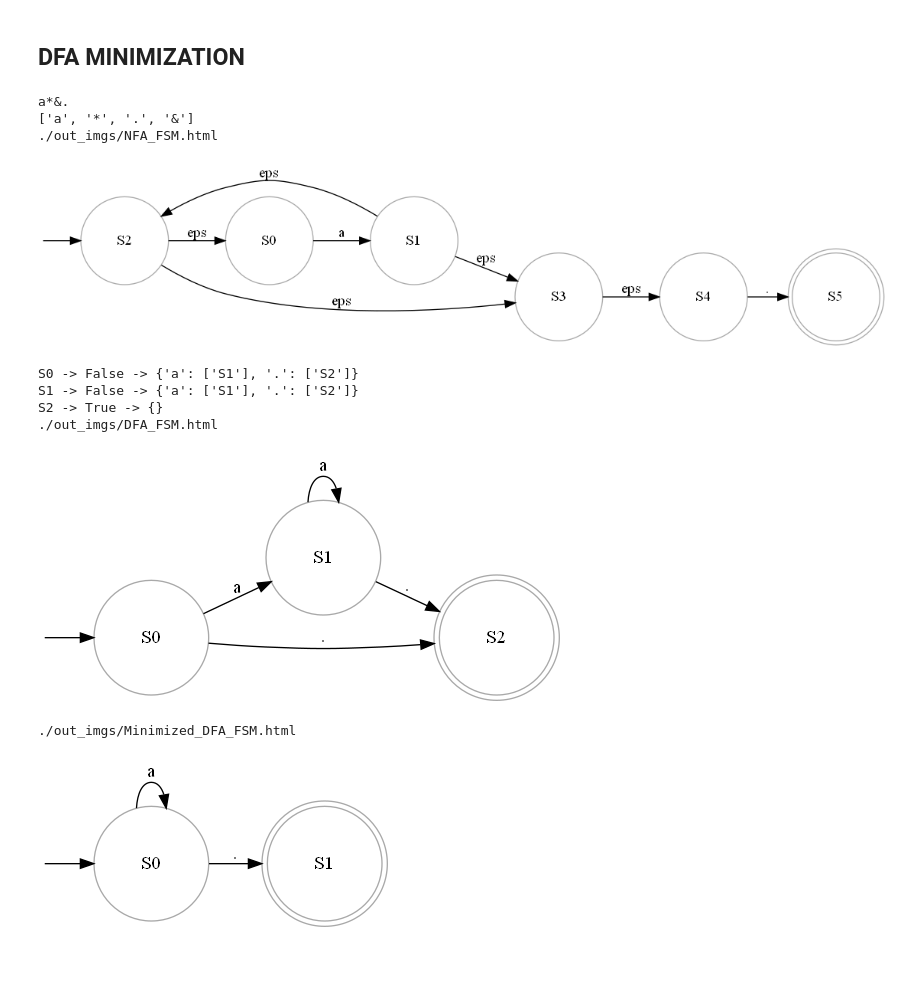
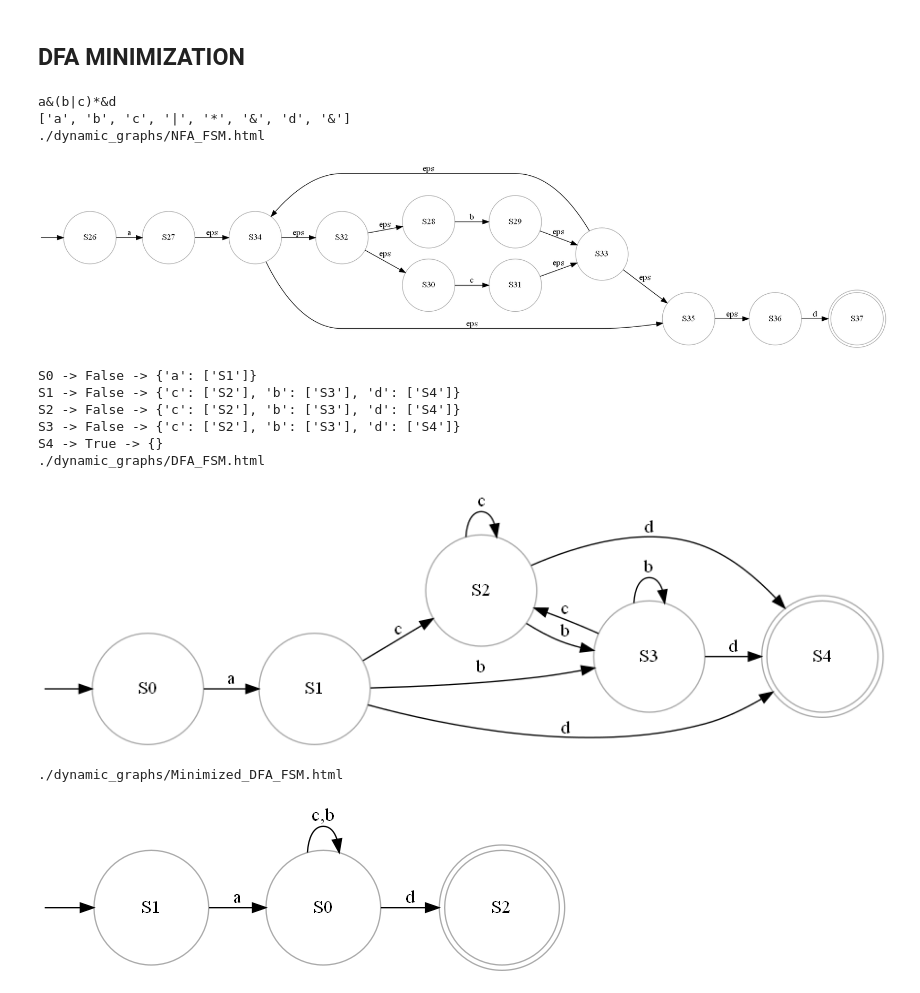
Before and after one commit to AdhamAliAbdelAal/ReTEX, a Jupyter notebook: main.ipynb, the cells around one changed output. Saved outputs shown, nothing was run; the diff lists cells and outputs as text; code cells hidden in the pictures; blank space fills up the shorter version.

```diff
--- a/main.ipynb
+++ b/main.ipynb
@@ -489,9 +494,9 @@ class AutomataMachine:
                         merged_edges[edge[:2]] = [edge[2]]
 
             # finally add the merged edges to the graph
-            for k, v in merged_edges.items():
-                G.add_edge(k[0], k[1], label=','.join(
-                    v), color='gray' if k[1] != EPS else 'red')
+        for k, v in merged_edges.items():
+            G.add_edge(k[0], k[1], label=','.join(
+                v), color='gray' if k[1] != EPS else 'red')
 
         nt = net.Network(notebook=True, cdn_resources='remote', directed=True)
         nt.show_buttons(filter_=['physics'])
@@ -499,7 +504,7 @@ class AutomataMachine:
         nt.from_nx(G)
         nt.repulsion(spring_strength=0.02)
         nt.toggle_physics(True)
-        nt.show(f'./out_imgs/{self.name}_FSM.html')
+        nt.show(f'./dynamic_graphs/{self.name}_FSM.html')
 
         # and a graphviz graph
 
@@ -524,8 +529,8 @@ class AutomataMachine:
             dot.edge(k[0], k[1], label=','.join(v))
 
 
-        dot.render(f'out_imgs/{self.name}_FSM', format='png', cleanup=True)
-        return Image(f'out_imgs/{self.name}_FSM.png')
+        dot.render(f'{self.name}_FSM', format='png', cleanup=True)
+        return Image(f'{self.name}_FSM.png')
 # %% [markdown]
 ## NFA TO DFA
 # %%
@@ -713,37 +718,44 @@ class DFA_Minimizer:
 # %%
 def print_states(fsm):
     for k, v in fsm.states.items():
         print(f'{k} -> {v.is_terminating_state} -> {v.transitions}')
 
-if __name__ == "__main__":
-    reg = "a*."#input("Enter Regular Expression: ")
+def check_folders():
+    if not os.path.exists('./dynamic_graphs'):
+        os.makedirs('./dynamic_graphs')
+
+def do_magic(reg):
     ans = RegParser(reg).parse()
-    with open("output.json", "w") as f:
+    with open("nfa.json", "w") as f:
         f.write(json.dumps(ans, indent=4))
-
-    state_machine = AutomataMachine().init_from_file('output.json')
-    # display(Markdown(f"# asdas"))
-    display(state_machine.draw())
-    dfa_gen = dfa_generator('output.json')
+    # PART 2
+    dfa_gen = dfa_generator('nfa.json')
+    display(dfa_gen.nfa_sm.draw())
     # aa = dfa.get_closure(dfa.nfa_sm.get_state('S2'))
     new_dfa = dfa_gen.convert_to_dfa()
     print_states(new_dfa)
     display(new_dfa.draw())
     new_dfa.save_to_json('dfa.json')
     minimizer = DFA_Minimizer(new_dfa)
     minimizer.minimize()
     minized_dfa = minimizer.reconstruct_dfa()
     minized_dfa.save_to_json('minimized_dfa.json')
     display(minized_dfa.draw())
+
+check_folders()
+reg = "a(b|c)*d"
+do_magic(reg)
 # %% [output]
-a*&.
-['a', '*', '.', '&']
-./out_imgs/NFA_FSM.html
+a&(b|c)*&d
+['a', 'b', 'c', '|', '*', '&', 'd', '&']
+./dynamic_graphs/NFA_FSM.html
-[figure, old version]
+[figure, new version]
-S0 -> False -> {'a': ['S1'], '.': ['S2']}
-S1 -> False -> {'a': ['S1'], '.': ['S2']}
-S2 -> True -> {}
-./out_imgs/DFA_FSM.html
+S0 -> False -> {'a': ['S1']}
+S1 -> False -> {'c': ['S2'], 'b': ['S3'], 'd': ['S4']}
+S2 -> False -> {'c': ['S2'], 'b': ['S3'], 'd': ['S4']}
+S3 -> False -> {'c': ['S2'], 'b': ['S3'], 'd': ['S4']}
+S4 -> True -> {}
+./dynamic_graphs/DFA_FSM.html
-[figure, old version]
+[figure, new version]
-./out_imgs/Minimized_DFA_FSM.html
+./dynamic_graphs/Minimized_DFA_FSM.html
-[figure, old version]
+[figure, new version]
```
Also changed, not shown: parts of 2 cells of this notebook, 4 other files.
